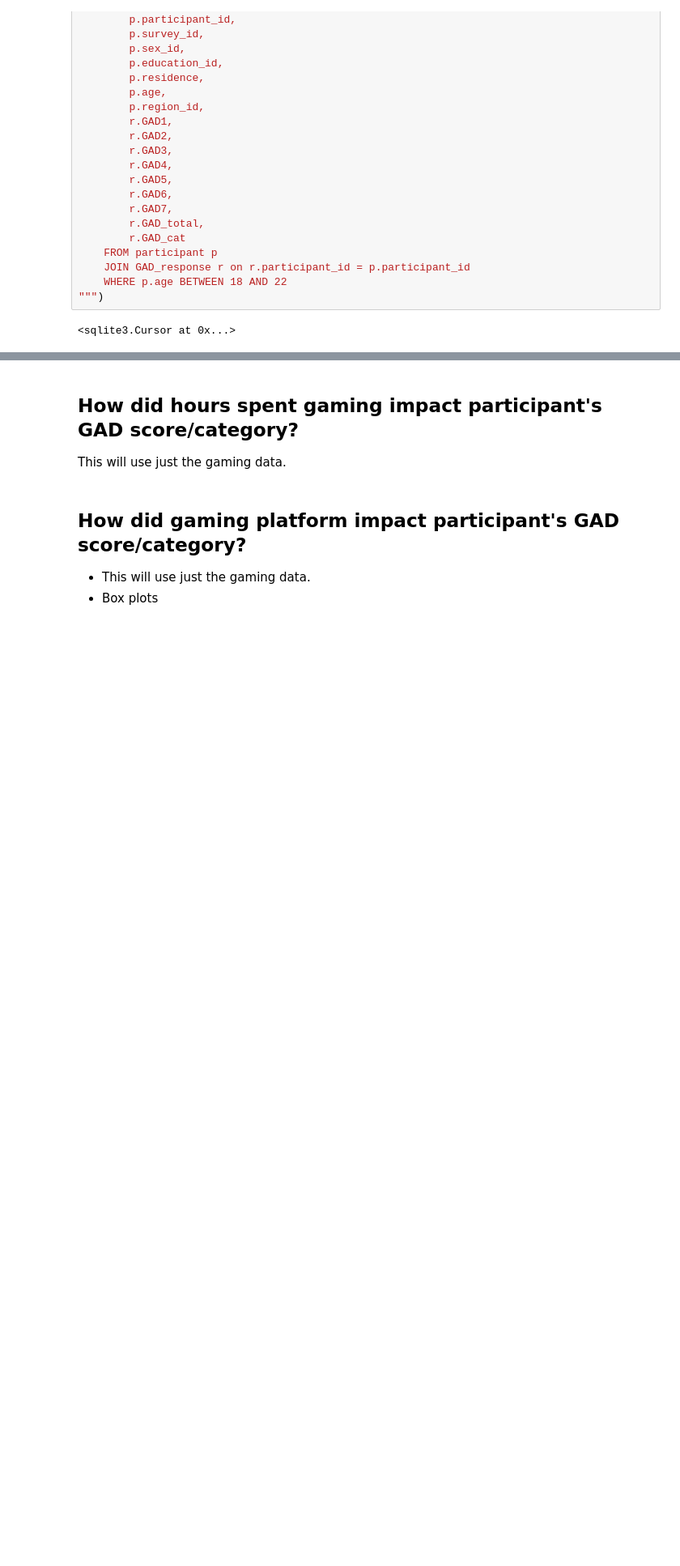
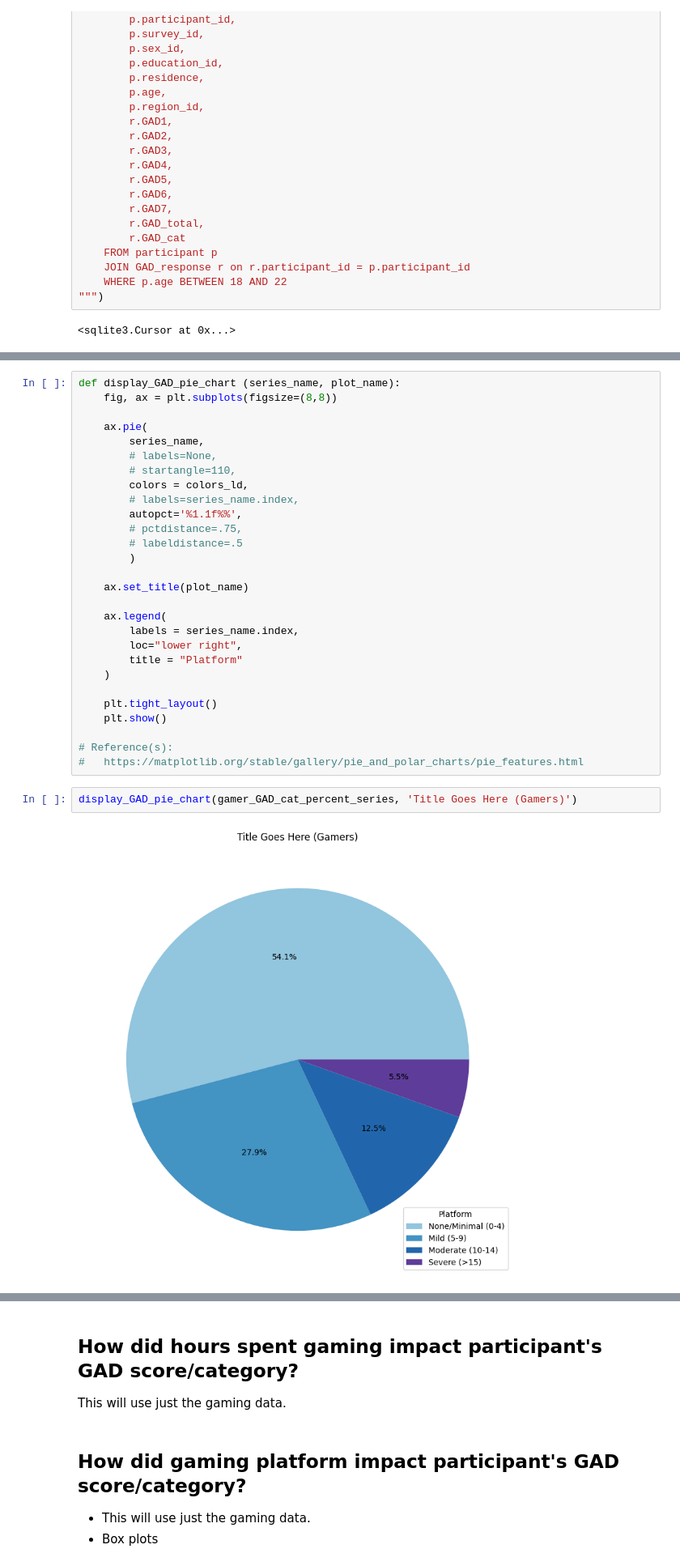
Before and after one commit to amallred/gaming-mental-health-analysis, a Jupyter notebook: notebooks/final_analysis.ipynb, the cells around one changed output, grey strips where cells are left out. Shown at 81% size. Cells and saved outputs as stored; diff of their text form; blank space fills up the shorter version.

```diff
--- a/notebooks/final_analysis.ipynb
+++ b/notebooks/final_analysis.ipynb
@@ -181,0 +264,32 @@ display_GAD_countplot(nhis_GAD_scores_result, 350, 'TITLE GOES HERE (NHIS)')
+# %%
+def display_GAD_pie_chart (series_name, plot_name):
+    fig, ax = plt.subplots(figsize=(8,8))
+
+    ax.pie(
+        series_name,
+        # labels=None,
+        # startangle=110,
+        colors = colors_ld,
+        # labels=series_name.index,
+        autopct='%1.1f%%',
+        # pctdistance=.75,
+        # labeldistance=.5
+        )
+
+    ax.set_title(plot_name)
+
+    ax.legend(
+        labels = series_name.index,
+        loc="lower right",
+        title = "Platform"
+    )
+
+    plt.tight_layout()
+    plt.show()
+
+# Reference(s):
+#   https://matplotlib.org/stable/gallery/pie_and_polar_charts/pie_features.html
+# %%
+display_GAD_pie_chart(gamer_GAD_cat_percent_series, 'Title Goes Here (Gamers)')
+# %% [output]
+[figure, added]
```
Also changed, not shown: parts of 18 cells of this notebook.
